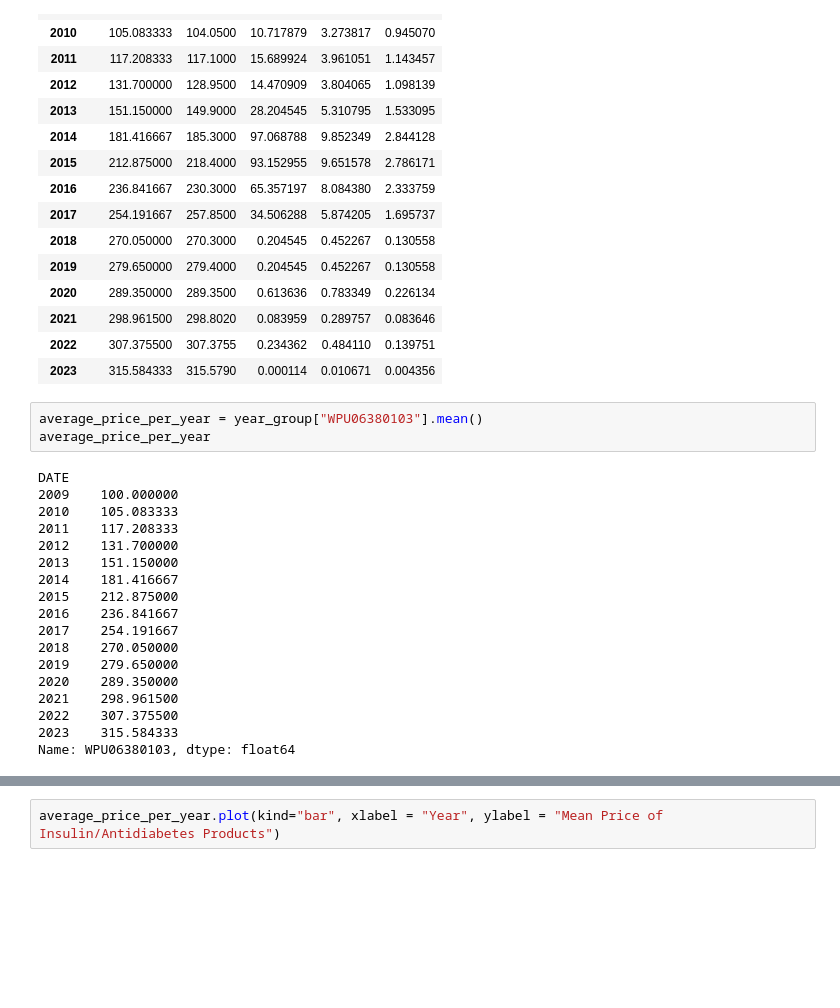
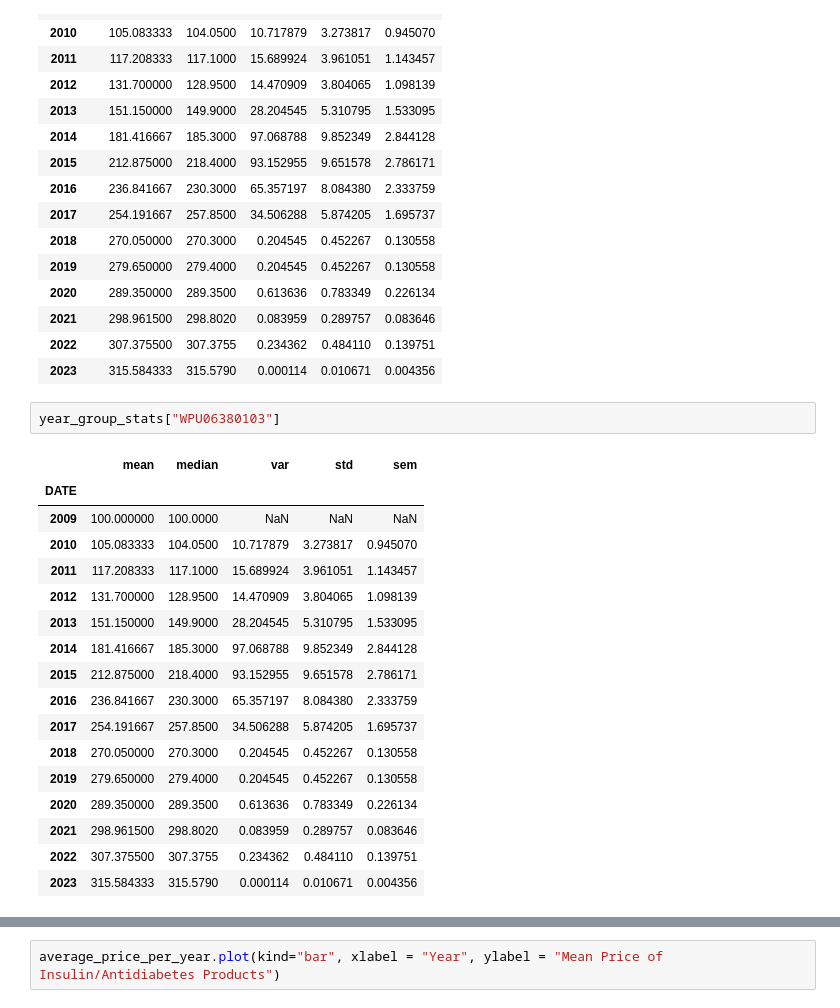
Before and after one commit to isabelmwork/Project1_Diabetes, a Jupyter notebook: Insulin Price vs. GDP.ipynb, the cells around one changed output, grey strips where cells are left out. Drawn from its saved outputs; the diff is of its cells as text; blank space fills up the shorter version.

```diff
--- a/Insulin Price vs. GDP.ipynb
+++ b/Insulin Price vs. GDP.ipynb
@@ -110,24 +110,23 @@ year_group_stats
 | 2021 | 298.961500 | 298.8020 | 0.083959 | 0.289757 | 0.083646 |
 | 2022 | 307.375500 | 307.3755 | 0.234362 | 0.484110 | 0.139751 |
 | 2023 | 315.584333 | 315.5790 | 0.000114 | 0.010671 | 0.004356 |
-# %%
-average_price_per_year = year_group["WPU06380103"].mean()
-average_price_per_year
-# %% [output]
-DATE
-2009    100.000000
-2010    105.083333
-2011    117.208333
-2012    131.700000
-2013    151.150000
-2014    181.416667
-2015    212.875000
-2016    236.841667
-2017    254.191667
-2018    270.050000
-2019    279.650000
-2020    289.350000
-2021    298.961500
-2022    307.375500
-2023    315.584333
-Name: WPU06380103, dtype: float64
+# %%
+year_group_stats["WPU06380103"]
+# %% [output]
+|  | mean | median | var | std | sem |
+| DATE |  |  |  |  |  |
+| 2009 | 100.000000 | 100.0000 | NaN | NaN | NaN |
+| 2010 | 105.083333 | 104.0500 | 10.717879 | 3.273817 | 0.945070 |
+| 2011 | 117.208333 | 117.1000 | 15.689924 | 3.961051 | 1.143457 |
+| 2012 | 131.700000 | 128.9500 | 14.470909 | 3.804065 | 1.098139 |
+| 2013 | 151.150000 | 149.9000 | 28.204545 | 5.310795 | 1.533095 |
+| 2014 | 181.416667 | 185.3000 | 97.068788 | 9.852349 | 2.844128 |
+| 2015 | 212.875000 | 218.4000 | 93.152955 | 9.651578 | 2.786171 |
+| 2016 | 236.841667 | 230.3000 | 65.357197 | 8.084380 | 2.333759 |
+| 2017 | 254.191667 | 257.8500 | 34.506288 | 5.874205 | 1.695737 |
+| 2018 | 270.050000 | 270.3000 | 0.204545 | 0.452267 | 0.130558 |
+| 2019 | 279.650000 | 279.4000 | 0.204545 | 0.452267 | 0.130558 |
+| 2020 | 289.350000 | 289.3500 | 0.613636 | 0.783349 | 0.226134 |
+| 2021 | 298.961500 | 298.8020 | 0.083959 | 0.289757 | 0.083646 |
+| 2022 | 307.375500 | 307.3755 | 0.234362 | 0.484110 | 0.139751 |
+| 2023 | 315.584333 | 315.5790 | 0.000114 | 0.010671 | 0.004356 |
```
Also changed, not shown: parts of 2 cells of this notebook.
